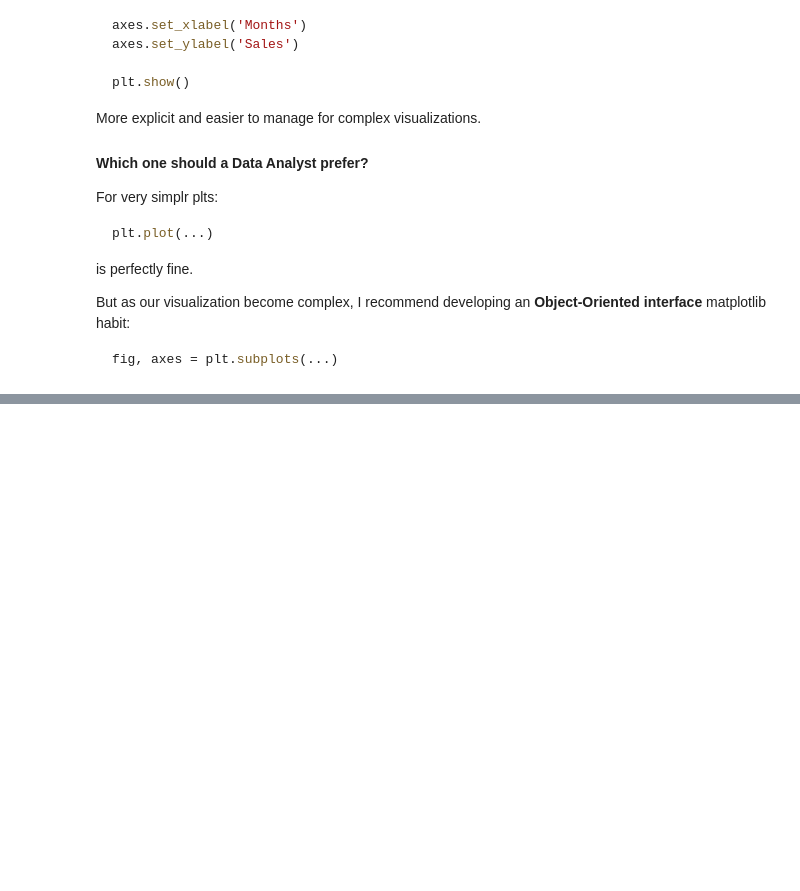
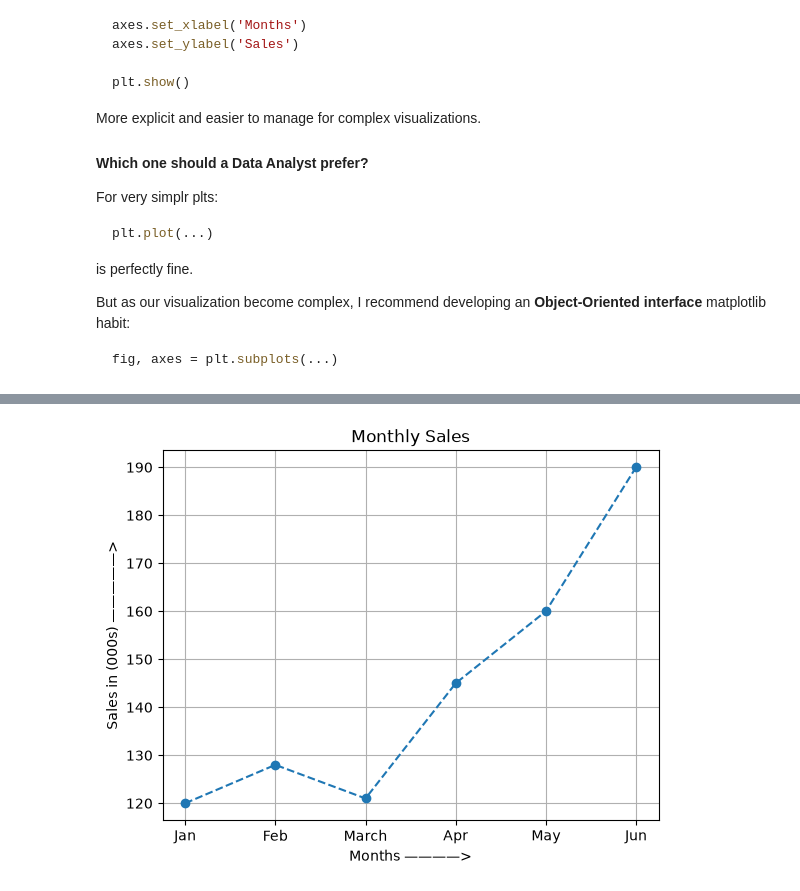
Before and after one commit to sohail-ansari0023/Becoming-A-Data-Analyst, a Jupyter notebook: Data_Visualization_and_Reporting/Libraries/matplotlib/Module_1.ipynb, the cells around one changed output, grey strips where cells are left out. Drawn from its saved outputs; the diff is of its cells as text; code cells hidden in the pictures; blank space fills up the shorter version.

```diff
--- a/Data_Visualization_and_Reporting/Libraries/matplotlib.ipynb
+++ b/Data_Visualization_and_Reporting/Libraries/matplotlib/Module_1.ipynb
@@ -455,0 +598,25 @@ fig, axes = plt.subplots(...)
+# %%
+months = ['Jan', 'Feb', 'March', 'Apr', 'May', 'Jun']
+sales = [120, 128, 121, 145, 160, 190]
+
+# let's create the figure and axes object.
+fig, axes = plt.subplots()
+
+# plot the chart. / marker attribute will mark the indvidual points
+axes.plot(
+    months, # x-axis variable
+    sales,  # y-axis variable
+    marker='o',
+    linestyle= '--', # we can even control the appearance of the line
+    )
+axes.set_title('Monthly Sales') # Setting the chart title.
+axes.set_xlabel('Months ————>') # Setting the label of x-axis.
+axes.set_ylabel('Sales in (000s) —————>') # Setting the label of y-axis.
+axes.grid() # making the grid
+
+# We can control the appearance of the line too.
+
+
+plt.show() # the final step.
+# %% [output]
+[figure, added]
```
Also changed, not shown: parts of 20 cells of this notebook, 4 other files.
